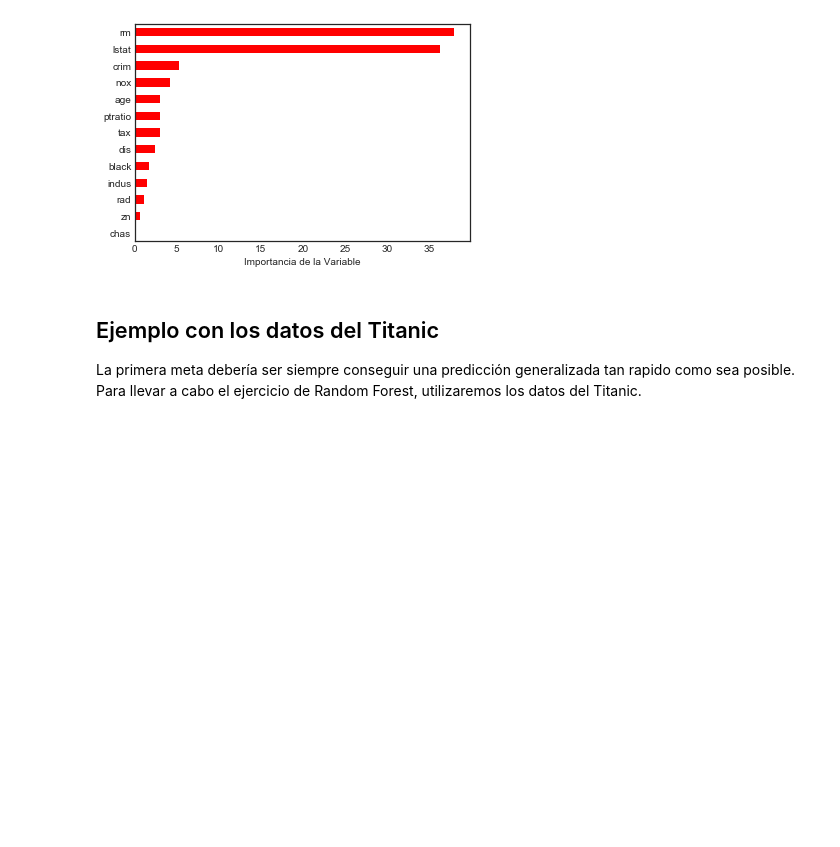
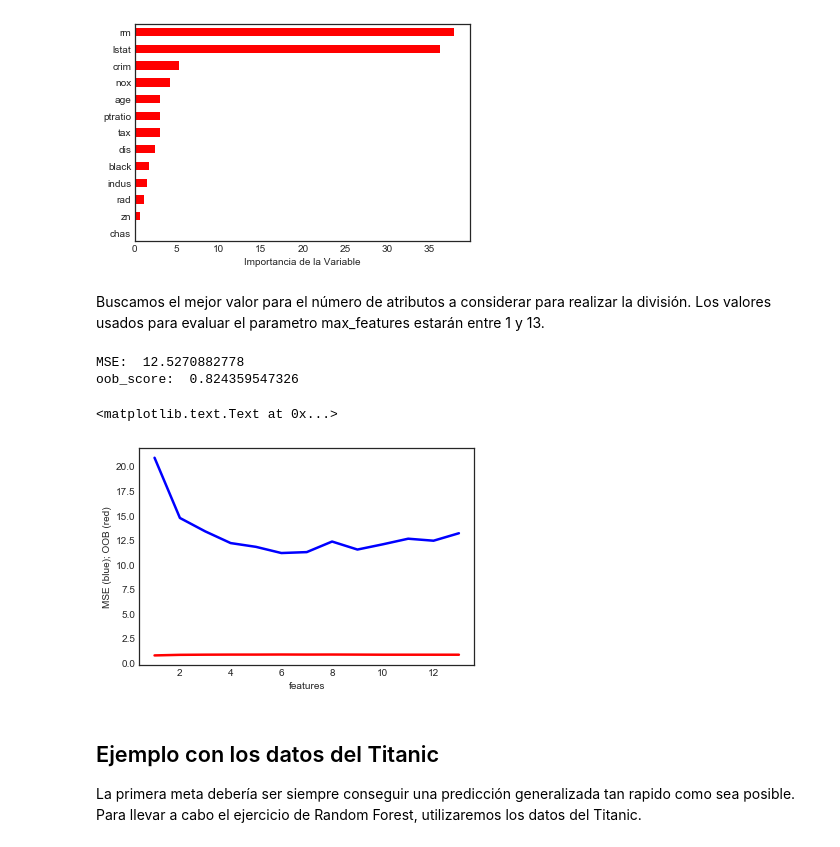
Before and after one commit to egiron/DataScience, a Jupyter notebook: Random Forest.ipynb, the cells around one changed output. Saved outputs shown, nothing was run; the diff lists cells and outputs as text; code cells hidden in the pictures; blank space fills up the shorter version.

```diff
--- a/Random Forest.ipynb
+++ b/Random Forest.ipynb
@@ -112,6 +127,38 @@ plt.xlabel('Importancia de la Variable')
 plt.gca().legend_ = None
 # %% [output]
 [figure]
+# %% [markdown]
+Buscamos el mejor valor para el número de atributos a considerar para realizar la división. Los valores usados para evaluar el parametro max_features estarán entre 1 y 13.
+# %%
+#X = boston_df[boston_df.columns[:-1]].values
+#y = boston_df["medv"].values
+Xr, Xt, yr, yt = train_test_split(X_train, y_train, train_size=0.7, test_size=0.3, random_state=42)
+
+# Entrenar el random forest
+reg = RandomForestRegressor(n_estimators=500, oob_score=True)
+reg.fit(Xr, yr)
+ypred = reg.predict(Xt)
+print("MSE: ",mean_squared_error(yt, ypred))
+print("oob_score: ",reg.oob_score_)
+
+oob_scores = []
+mses = []
+num_feats = range(1, 14)
+for num_feat in num_feats:
+    reg = RandomForestRegressor(n_estimators=500, max_features=num_feat, oob_score=True)
+    reg.fit(Xr, yr)
+    ypred = reg.predict(Xt)
+    mses.append(mean_squared_error(yt, ypred))
+    oob_scores.append(reg.oob_score_)
+plt.plot(num_feats, mses, color='b', linewidth=2.5)
+plt.plot(num_feats, oob_scores, color='r', linewidth=2.5)
+plt.xlabel("features")
+plt.ylabel("MSE (blue); OOB (red)")
+# %% [output]
+MSE:  12.5270882778
+oob_score:  0.824359547326
+<matplotlib.text.Text at 0x...>
+[figure, added]
 # %% [markdown]
 ## Ejemplo con los datos del Titanic
 La primera meta debería ser siempre conseguir una predicción generalizada tan rapido como sea posible.
```
Also changed, not shown: parts of 8 cells of this notebook, 5 other files.
